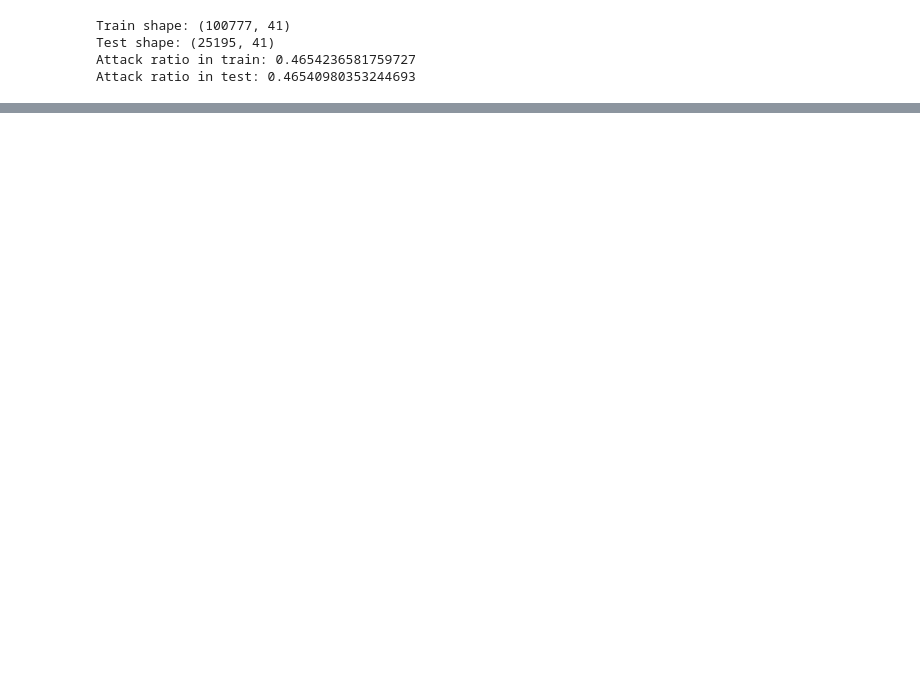
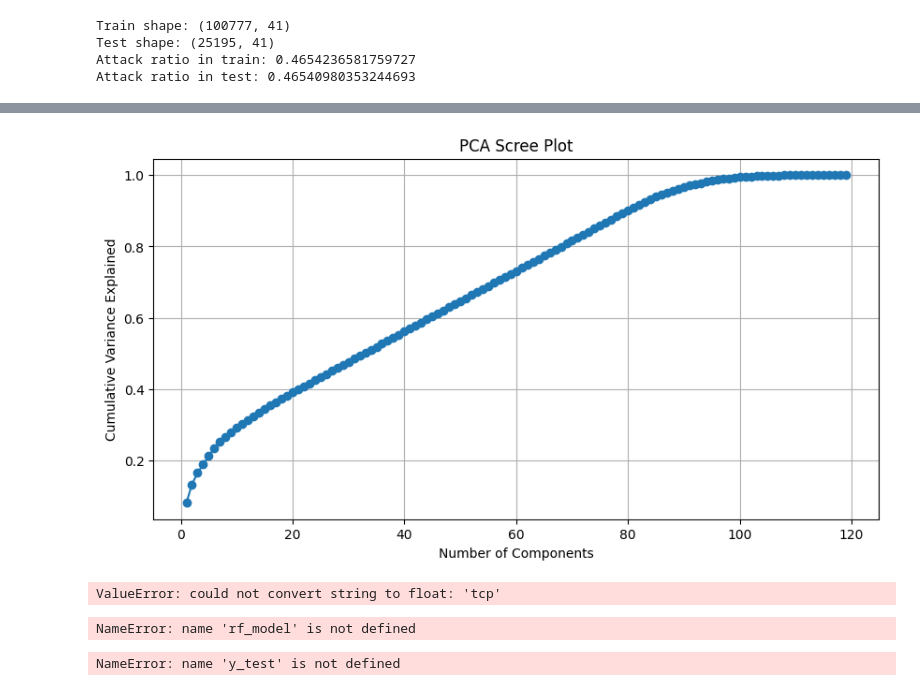
Before and after one commit to chevitividyasagar/Newspringbot, a Jupyter notebook: SENTINET.ipynb, the cells around one changed output, grey strips where cells are left out. Saved outputs shown, nothing was run; the diff lists cells and outputs as text; code cells hidden in the pictures; blank space fills up the shorter version.

```diff
--- a/SENTINET.ipynb
+++ b/SENTINET.ipynb
@@ -320,0 +880,20 @@ Test shape: (25195, 120)
+# %%
+from sklearn.decomposition import PCA
+from sklearn.preprocessing import StandardScaler
+
+scaler = StandardScaler()
+X_scaled = scaler.fit_transform(X)
+
+pca = PCA()
+pca.fit(X_scaled)
+
+plt.figure(figsize=(10,5))
+plt.plot(range(1, len(pca.explained_variance_ratio_)+1),
+         pca.explained_variance_ratio_.cumsum(), marker='o')
+plt.xlabel("Number of Components")
+plt.ylabel("Cumulative Variance Explained")
+plt.title("PCA Scree Plot")
+plt.grid(True)
+plt.show()
+# %% [output]
+[figure, added]
@@ -320,0 +919,26 @@ Test shape: (25195, 120)
+# %%
+from sklearn.ensemble import RandomForestClassifier
+
+# Create model
+rf_model = RandomForestClassifier(
+    n_estimators=200,
+    random_state=42
+)
+
+# Train model
+rf_model.fit(X_train, y_train)
+
+print("Random Forest model trained successfully")
+# %% [output]
+ValueError: could not convert string to float: 'tcp'
+# %%
+alerts_df = generate_alerts(rf_model, X_test)
+alerts_df.to_csv("sentinel_alerts.csv", index=False)
+# %% [output]
+NameError: name 'rf_model' is not defined
+# %%
+from sklearn.metrics import classification_report
+
+print(classification_report(y_test, y_pred))
+# %% [output]
+NameError: name 'y_test' is not defined
```
Also changed, not shown: parts of 42 cells of this notebook.
